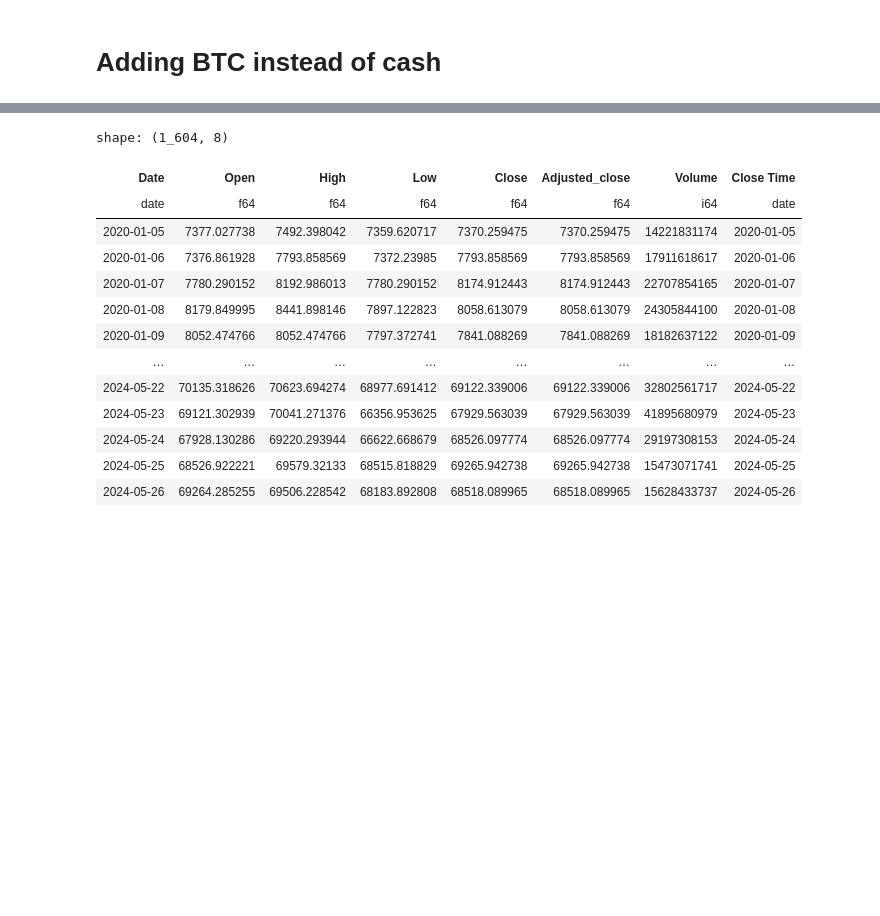
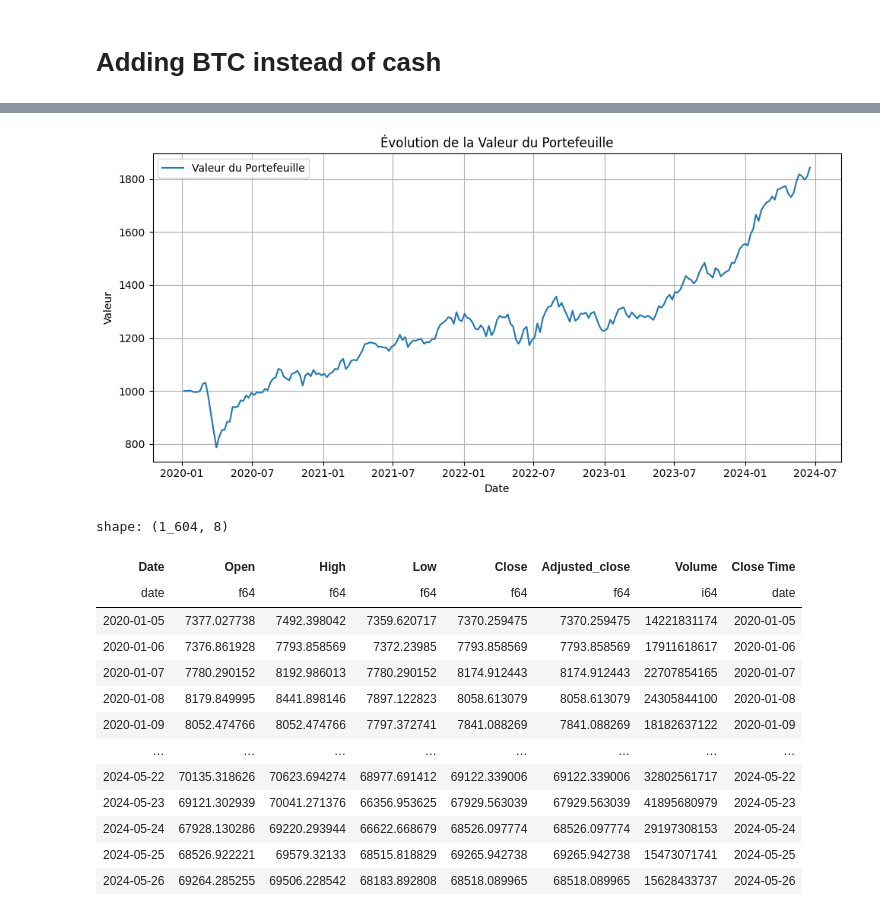
Before and after one commit to Romathonat/MTAL, a Jupyter notebook: notebooks/backtest_portfolio.ipynb, the cells around one changed output, grey strips where cells are left out. Saved outputs shown, nothing was run; the diff lists cells and outputs as text; code cells hidden in the pictures; blank space fills up the shorter version.

```diff
--- a/notebooks/backtest_portfolio.ipynb
+++ b/notebooks/backtest_portfolio.ipynb
@@ -182,3 +183,21 @@ display_portfolio_value(results)
+# %%
+gold_df = get_stock_data("GOLD.PA", period="D")
+china_bond_df = get_stock_data("ICGB.XETRA", period="D")
+msci_df = get_stock_data("SXR8.XETRA", period="D")
+btc_df = get_stock_data("BTC-USD.CC", period="D")
+cash_df = create_cash_equivalent(msci_df)
+assets = align_dataframes_to_min_length(gold_df,
+                                        china_bond_df,
+                                         msci_df,
+                                         btc_df,
+                                         cash_df)
+
+weights = [15, 0, 75, 10, 0]
+results = PortfolioRebalance(assets, weights, freq="W").run()
+results
+display_portfolio_value(results)
+# %% [output]
+[figure, added]
 # %%
 btc_df
 # %% [output]
```
Also changed, not shown: parts of 19 cells of this notebook, 11 other files.
